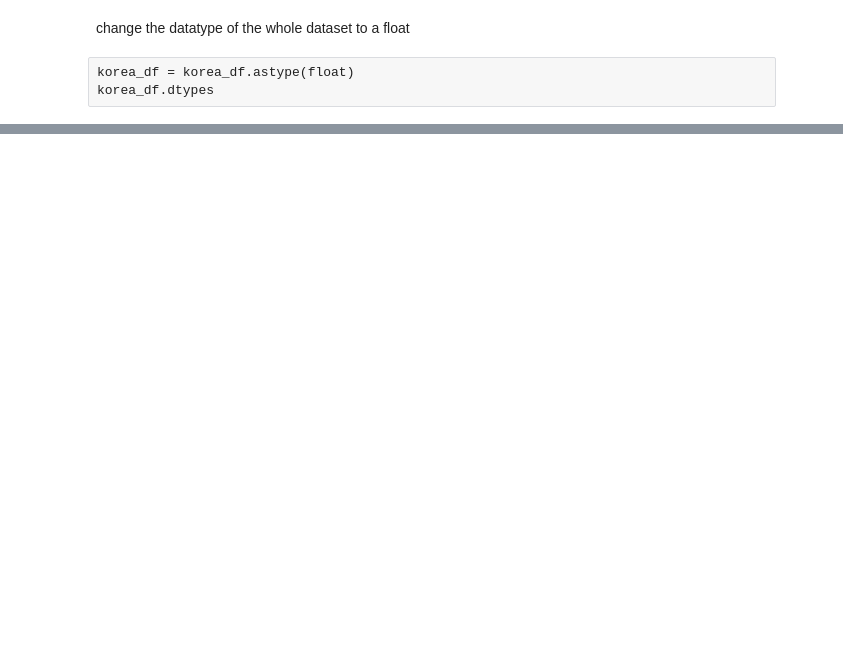
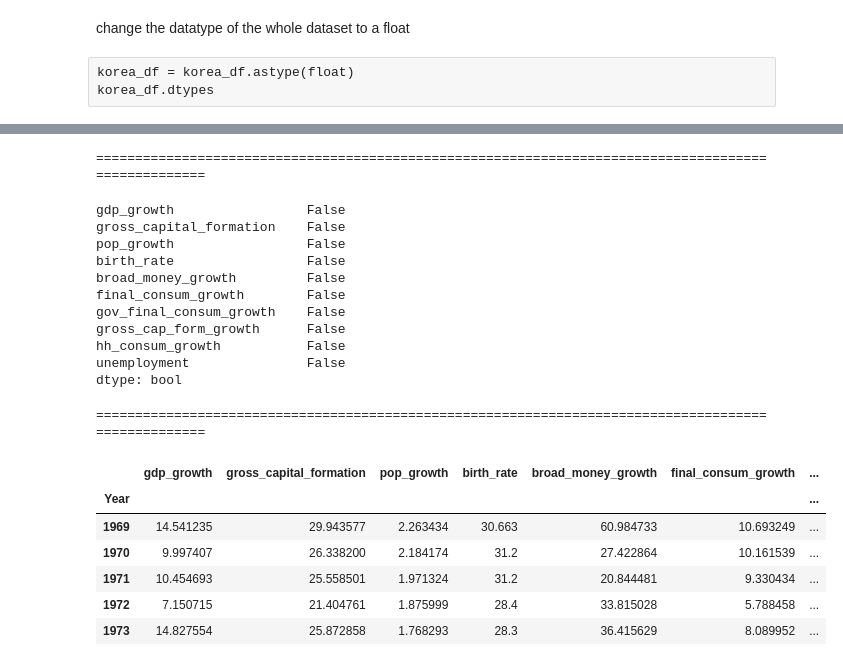
Before and after one commit to Ndaruga/Multiple-Linear-regression, a Jupyter notebook: multiple_linear_regression.ipynb, the cells around one changed output, grey strips where cells are left out. Drawn from its saved outputs; the diff is of its cells as text; code cells hidden in the pictures; blank space fills up the shorter version.

Commit message:
Renaming columns using key value pairs

```diff
--- a/multiple_linear_regression.ipynb
+++ b/multiple_linear_regression.ipynb
@@ -97,0 +100,42 @@ korea_df.dtypes
+# %%
+# Renaming the column names to smaller values using
+column_names = {'Unemployment, total (% of total labor force) (national estimate)':'unemployment',
+                'GDP growth (annual %)': 'gdp_growth',
+                'Gross capital formation (% of GDP)':'gross_capital_formation',
+                'Population growth (annual %)':'pop_growth',
+                'Birth rate, crude (per 1,000 people)':'birth_rate',
+                'Broad money growth (annual %)':'broad_money_growth',
+                'Final consumption expenditure (% of GDP)':'final_consum_gdp',
+                'Final consumption expenditure (annual % growth)':'final_consum_growth',
+                'General government final consumption expenditure (annual % growth)':'gov_final_consum_growth',
+                'Gross capital formation (annual % growth)':'gross_cap_form_growth',
+                'Households and NPISHs Final consumption expenditure (annual % growth)':'hh_consum_growth'}
+
+#rename columns
+korea_df = korea_df.rename(columns = column_names)
+print('='*100)
+display(korea_df.isnull().any())
+
+print('='*100)
+display(korea_df.head())
+# %% [output]
+====================================================================================================
+gdp_growth                 False
+gross_capital_formation    False
+pop_growth                 False
+birth_rate                 False
+broad_money_growth         False
+final_consum_growth        False
+gov_final_consum_growth    False
+gross_cap_form_growth      False
+hh_consum_growth           False
+unemployment               False
+dtype: bool
+====================================================================================================
+|  | gdp_growth | gross_capital_formation | pop_growth | birth_rate | broad_money_growth | final_consum_growth | ... |
+| Year |  |  |  |  |  |  | ... |
+| 1969 | 14.541235 | 29.943577 | 2.263434 | 30.663 | 60.984733 | 10.693249 | ... |
+| 1970 | 9.997407 | 26.338200 | 2.184174 | 31.2 | 27.422864 | 10.161539 | ... |
+| 1971 | 10.454693 | 25.558501 | 1.971324 | 31.2 | 20.844481 | 9.330434 | ... |
+| 1972 | 7.150715 | 21.404761 | 1.875999 | 28.4 | 33.815028 | 5.788458 | ... |
+| 1973 | 14.827554 | 25.872858 | 1.768293 | 28.3 | 36.415629 | 8.089952 | ... |
```
Also changed, not shown: parts of 1 cell of this notebook.
